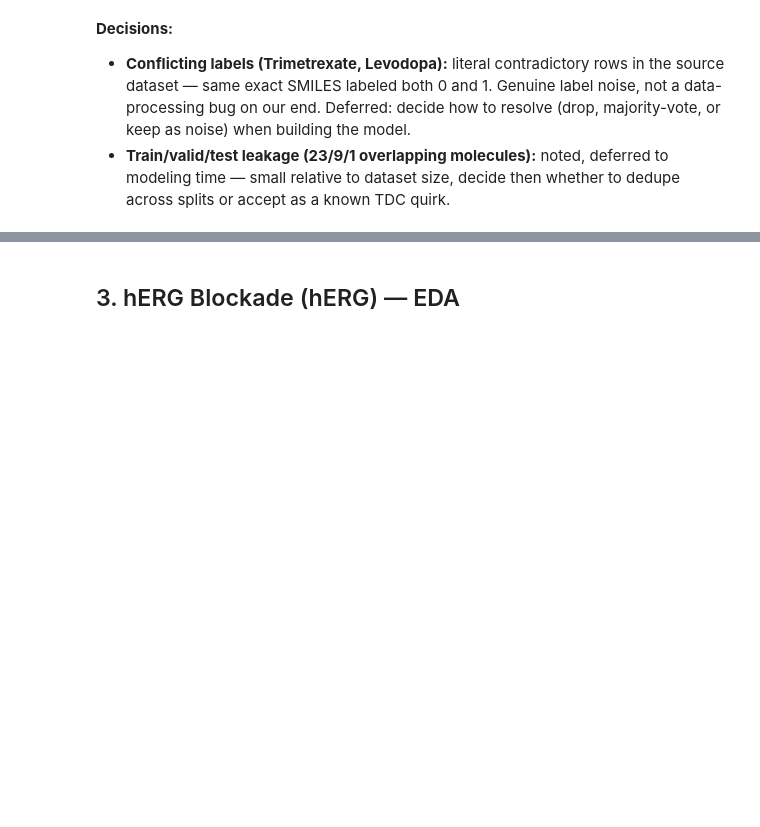
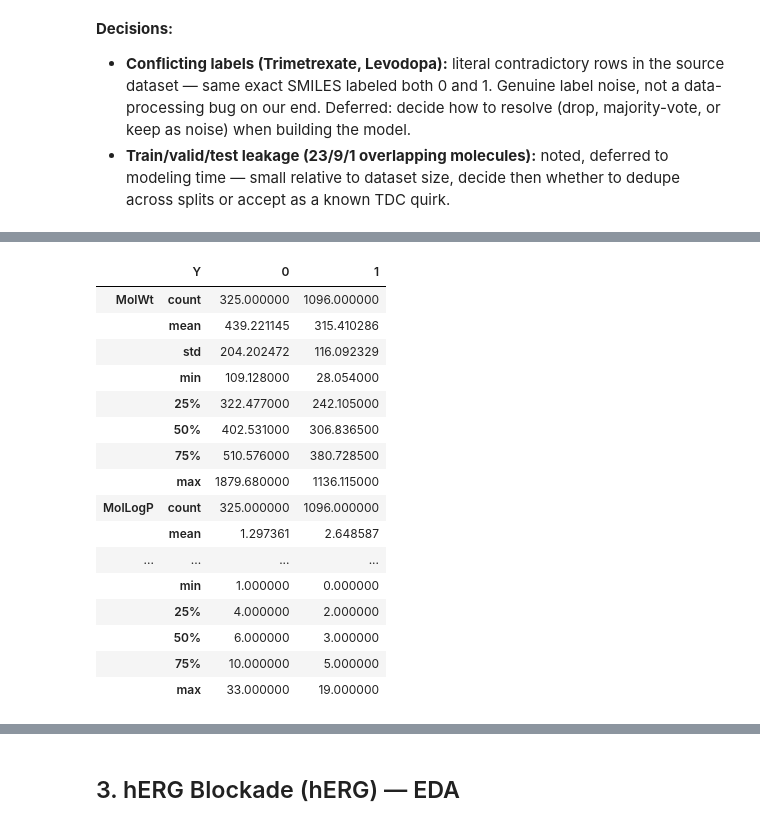
Before and after one commit to tuhinc5203/admet-property-prediction, a Jupyter notebook: Data_EDA.ipynb, the cells around one changed output, grey strips where cells are left out. Cells and saved outputs as stored; diff of their text form; code cells hidden in the pictures; blank space fills up the shorter version.

```diff
--- a/Data_EDA.ipynb
+++ b/Data_EDA.ipynb
@@ -323,0 +328,6 @@ levodopa N[C@@H](Cc1ccc(O)c(O)c1)C(=O)O  1
+# %%
+train = BBB_split['train']
+desc = compute_descriptors(train['Drug'])
+desc['Y'] = train['Y'].values
+desc.groupby('Y')[descriptor_cols].describe().T
+# %% [output]
@@ -323,0 +351,17 @@ levodopa N[C@@H](Cc1ccc(O)c(O)c1)C(=O)O  1
+|  | Y | 0 | 1 |
+| MolWt | count | 325.000000 | 1096.000000 |
+|  | mean | 439.221145 | 315.410286 |
+|  | std | 204.202472 | 116.092329 |
+|  | min | 109.128000 | 28.054000 |
+|  | 25% | 322.477000 | 242.105000 |
+|  | 50% | 402.531000 | 306.836500 |
+|  | 75% | 510.576000 | 380.728500 |
+|  | max | 1879.680000 | 1136.115000 |
+| MolLogP | count | 325.000000 | 1096.000000 |
+|  | mean | 1.297361 | 2.648587 |
+| ... | ... | ... | ... |
+|  | min | 1.000000 | 0.000000 |
+|  | 25% | 4.000000 | 2.000000 |
+|  | 50% | 6.000000 | 3.000000 |
+|  | 75% | 10.000000 | 5.000000 |
+|  | max | 33.000000 | 19.000000 |
```
Also changed, not shown: parts of 4 cells of this notebook, 1 other file.
